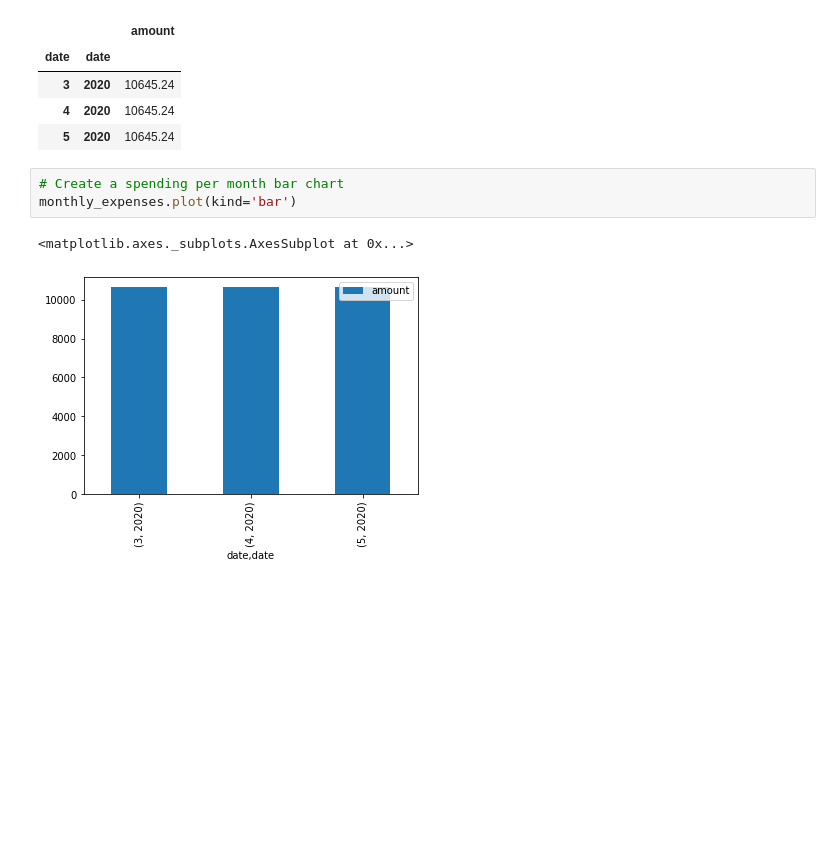
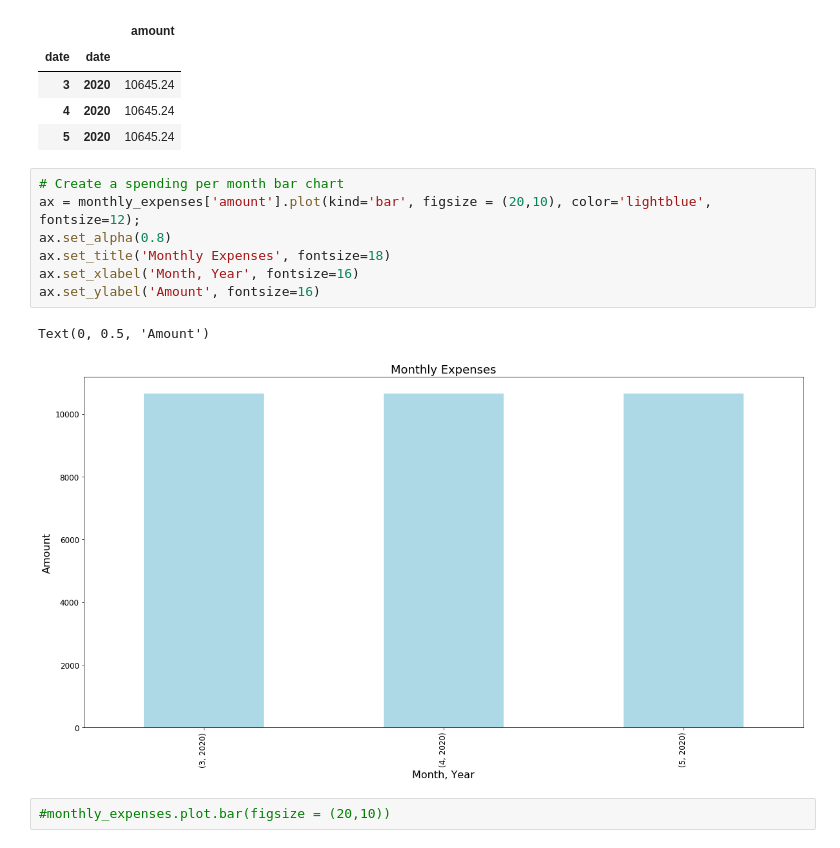
Before and after one commit to johnmyronmillar/APIs, a Jupyter notebook: 05-APIs/Instructions/Starter_Code/account_summary.ipynb, the cells around one changed output. Saved outputs shown, nothing was run; the diff lists cells and outputs as text; blank space fills up the shorter version.

```diff
--- a/05-APIs/Instructions/Starter_Code/account_summary.ipynb
+++ b/05-APIs/Instructions/Starter_Code/account_summary.ipynb
@@ -364,9 +364,15 @@ monthly_expenses.head()
 | 3 | 2020 | 10645.24 |
 | 4 | 2020 | 10645.24 |
 | 5 | 2020 | 10645.24 |
-# %%
-# Create a spending per month bar chart
-monthly_expenses.plot(kind='bar')
-# %% [output]
-<matplotlib.axes._subplots.AxesSubplot at 0x...>
-[figure, removed]
+# %%
+# Create a spending per month bar chart
+ax = monthly_expenses['amount'].plot(kind='bar', figsize = (20,10), color='lightblue', fontsize=12);
+ax.set_alpha(0.8)
+ax.set_title('Monthly Expenses', fontsize=18)
+ax.set_xlabel('Month, Year', fontsize=16)
+ax.set_ylabel('Amount', fontsize=16)
+# %% [output]
+Text(0, 0.5, 'Amount')
+[figure, added]
+# %%
+#monthly_expenses.plot.bar(figsize = (20,10))
```
Also changed, not shown: parts of 1 cell of this notebook, 9 other files.
